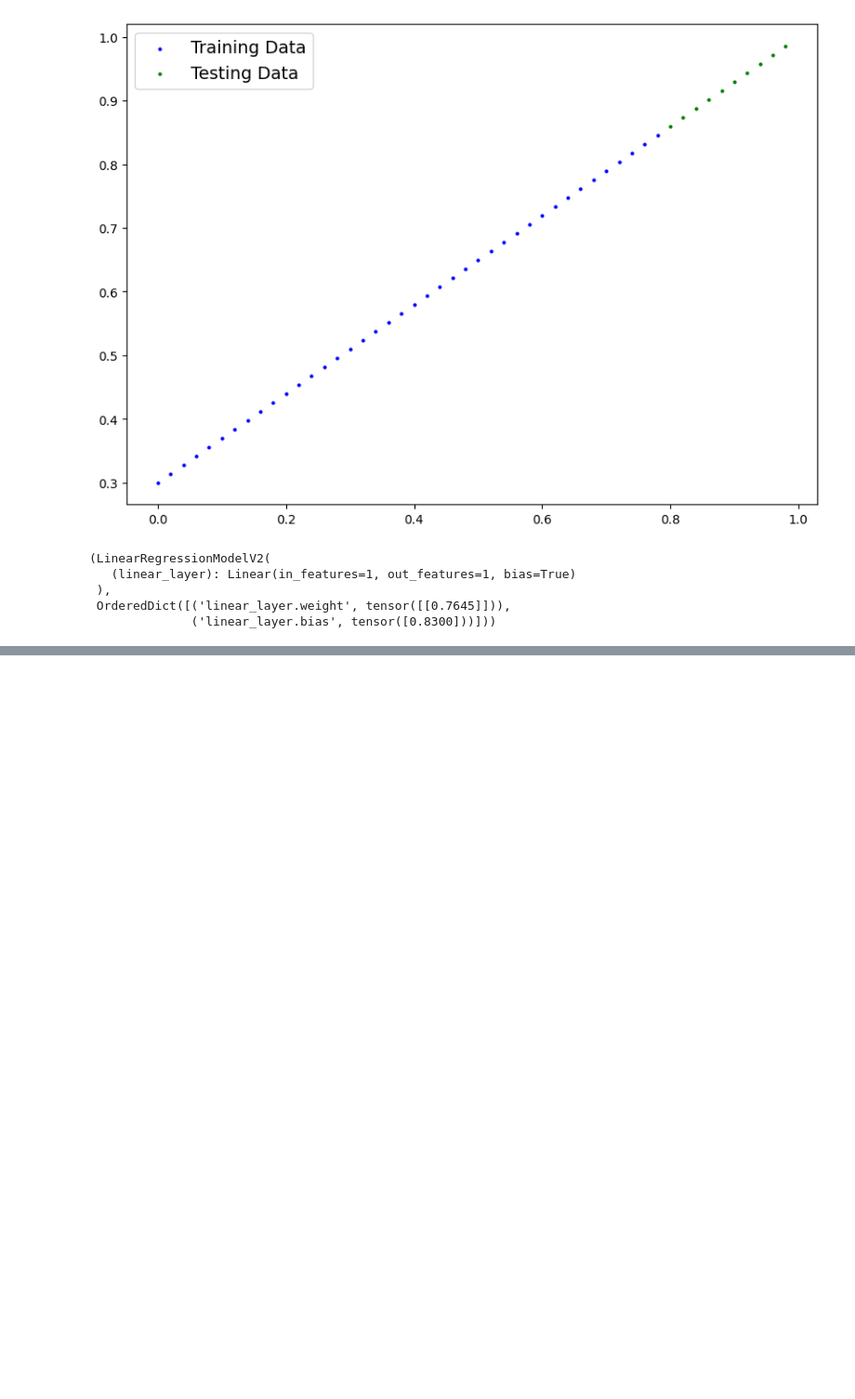
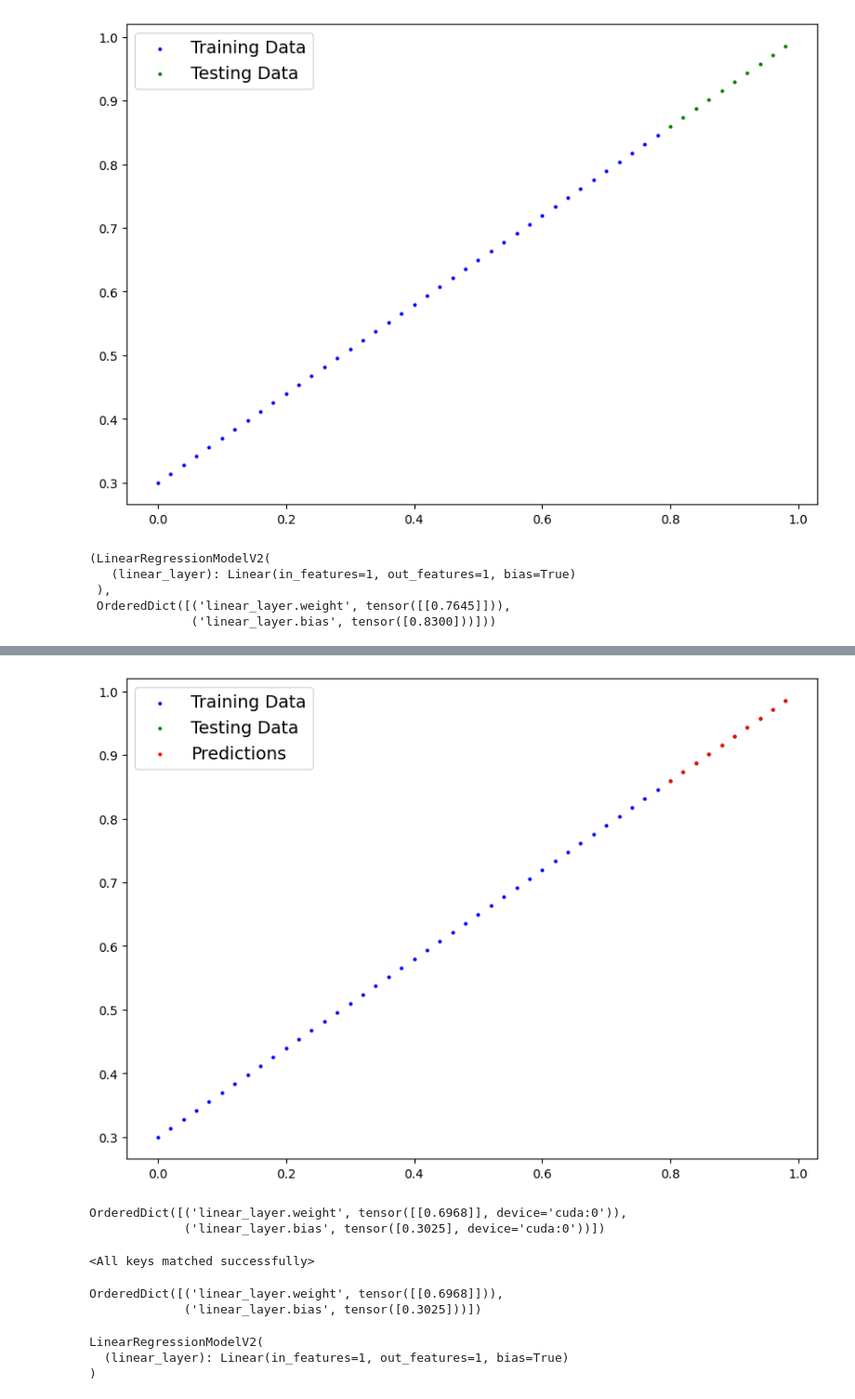
Before and after one commit to SaFaUU/PyTorch_for_DL, a Jupyter notebook: 01_pytorch_workflow.ipynb, the cells around one changed output, grey strips where cells are left out. Shown at 93% size. Saved outputs shown, nothing was run; the diff lists cells and outputs as text; code cells hidden in the pictures; blank space fills up the shorter version.

```diff
--- a/01_pytorch_workflow.ipynb
+++ b/01_pytorch_workflow.ipynb
@@ -402,0 +427,33 @@ model_1, model_1.state_dict()
+# %%
+torch.manual_seed(42)
+
+epochs = 200
+
+# Put data on the target device
+X_train = X_train.to(device)
+y_train = y_train.to(device)
+X_test = X_test.to(device)
+y_test = y_test.to(device)
+
+for epoch in range(epochs):
+    model_1.train()
+
+    # Forward Pass
+    y_pred = model_1(X_train)
+
+    loss = loss_fn(y_pred, y_train)
+
+    optimizer.zero_grad()
+
+    loss.backward()
+
+    optimizer.step()
+
+    model_1.eval()
+
+    with torch.inference_mode():
+        test_pred = model_1(X_test)
+        test_loss = loss_fn(test_pred, y_test)
+
+    if epoch %10 == 0:
+        print(f"Epoch: {epoch}, Training Loss: {loss.item()}, Test Loss: {test_loss.item()}")
@@ -402,0 +486,6 @@ model_1, model_1.state_dict()
+# %%
+model_1.eval()
+
+with torch.inference_mode():
+    y_preds = model_1(X_test)
+y_preds
@@ -402,0 +503,4 @@ model_1, model_1.state_dict()
+# %%
+plot_predictions(predictions=y_preds.cpu())
+# %% [output]
+[figure, added]
@@ -402,0 +517,24 @@ model_1, model_1.state_dict()
+# %%
+model_1.state_dict()
+# %% [output]
+OrderedDict([('linear_layer.weight', tensor([[0.6968]], device='cuda:0')),
+             ('linear_layer.bias', tensor([0.3025], device='cuda:0'))])
+# %%
+# Load a pytorch model
+
+loaded_model_1 = LinearRegressionModelV2()
+
+loaded_model_1.load_state_dict(torch.load(MODEL_SAVE_PATH))
+# %% [output]
+<All keys matched successfully>
+# %%
+loaded_model_1.state_dict()
+# %% [output]
+OrderedDict([('linear_layer.weight', tensor([[0.6968]])),
+             ('linear_layer.bias', tensor([0.3025]))])
+# %%
+loaded_model_1.to(device)
+# %% [output]
+LinearRegressionModelV2(
+  (linear_layer): Linear(in_features=1, out_features=1, bias=True)
+)
```
Also changed, not shown: parts of 10 cells of this notebook, 2 other files.
